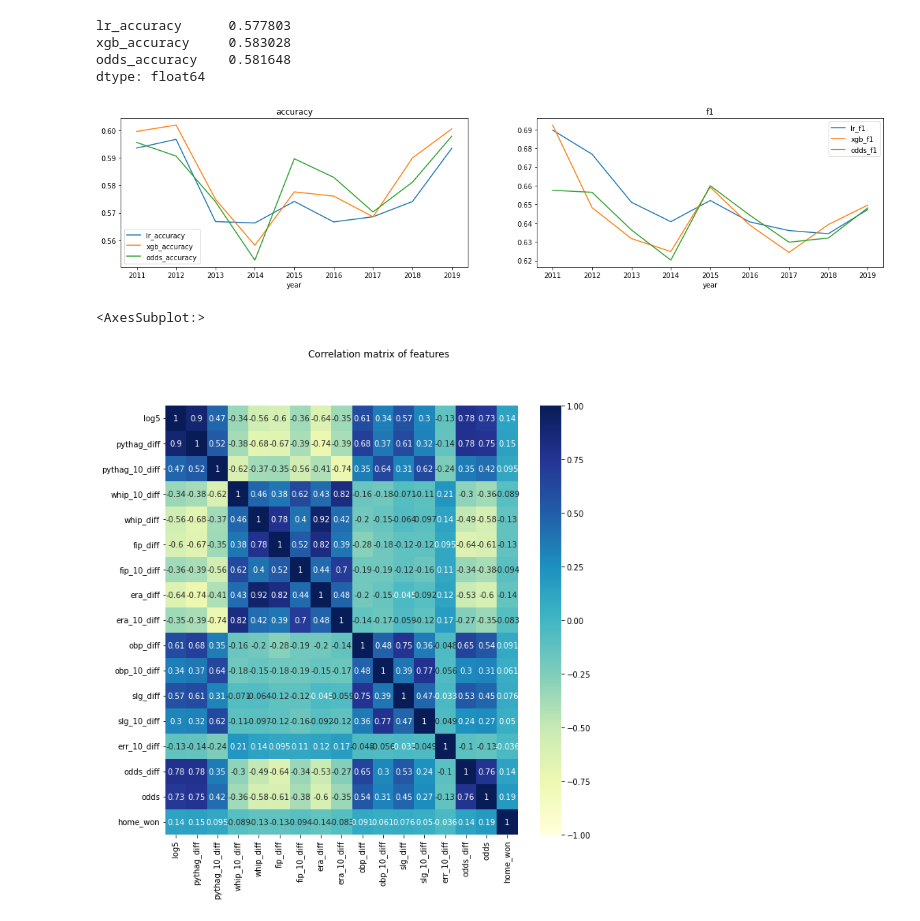
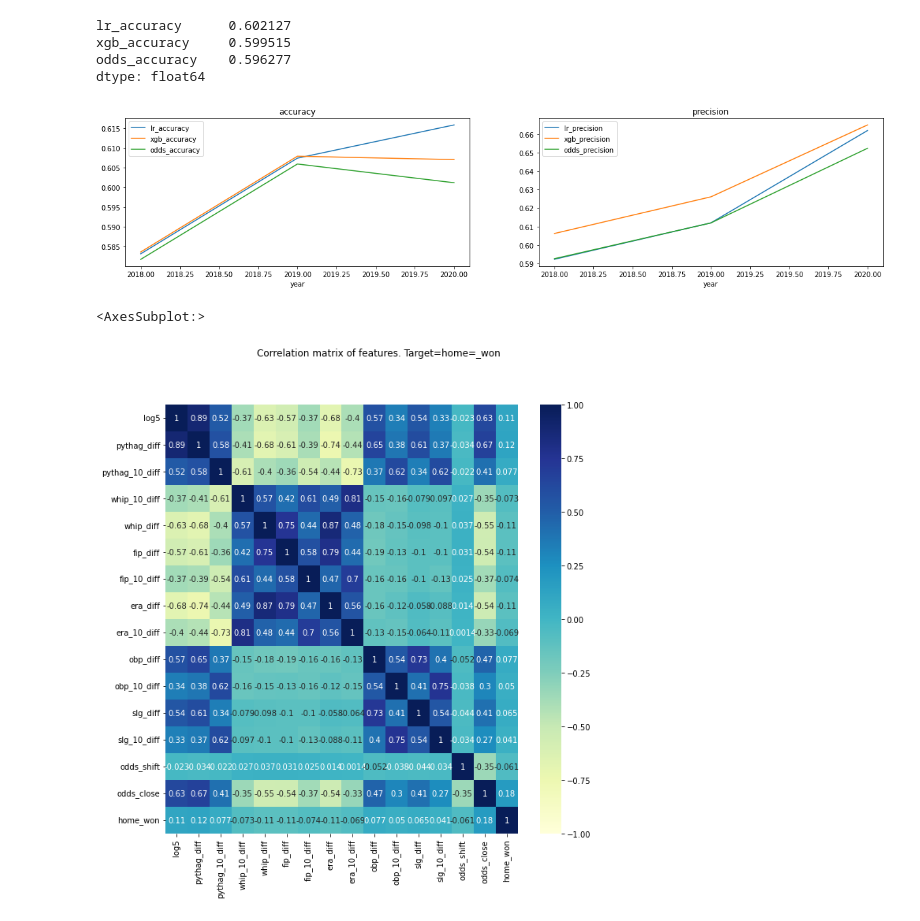
Before and after one commit to matthewpark319/baseball, a Jupyter notebook: baseball_model.ipynb, the cells around one changed output. Saved outputs shown, nothing was run; the diff lists cells and outputs as text; code cells hidden in the pictures.

Commit message:
doing better with more training data

```diff
--- a/baseball_model.ipynb
+++ b/baseball_model.ipynb
@@ -91,7 +93,7 @@ TEAMS_MAPPING = {
     'KAN': 'KCA',
     'LAA': 'ANA',
     'LOS': 'LAN',
-    'NYM': 'NYB',
+    'NYM': 'NYN',
     'NYY': 'NYA',
     'SDG': 'SDN',
     'SFO': 'SFN',
@@ -118,7 +126,8 @@ def build_features(year_to_test):
     for side in ['home', 'away']:
         side_games = one_year.copy()
         side_games['won'] = one_year['home_won'] if side == 'home' else ~one_year['home_won']
-        side_games['odds'] = one_year['odds'] if side == 'home' else 1 - one_year['odds']
+        side_games['close_odds'] = one_year['odds_close'].shift(-1) if side == 'home' else 1 - one_year['odds_close'].shift(-1)
+        side_games['open_odds'] = one_year['odds_open'].shift(-1) if side == 'home' else 1 - one_year['odds_open'].shift(-1)
         side_games['team'] = one_year[side]
         side_games['game_num'] = one_year[f'{side}_game_num'] + 1 # join on game after, to avoid lookahead bias
         side_games['score_for'] = one_year[f'score_{side}']
@@ -153,14 +162,15 @@ def build_features(year_to_test):
         stacked_features[f'ops{suffix}'] = stacked_features[f'obp{suffix}'] + stacked_features[f'slg{suffix}']
         stacked_features[f'err{suffix}'] = stacked['errors'].divide(game_num, axis='rows')
         stacked_features[f'pythag{suffix}'] = (stacked['score_for']**1.83 / (stacked['score_for']**1.83 + stacked['score_against']**1.83))
-        stacked_features[f'odds{suffix}'] = stacked['odds'].divide(game_num, axis='rows')
+        stacked_features[f'odds_close{suffix}'] = stacked['odds_close'].divide(game_num, axis='rows')
+        stacked_features[f'odds_open{suffix}'] = stacked['odds_open'].divide(game_num, axis='rows')
 
     team_stats = pd.concat([stacked_feature.unstack().rename(stacked_feature_name)
                             for stacked_feature_name, stacked_feature in stacked_features.items()],
                            axis='columns').reset_index()
 
     tmp = pd.merge(
-        one_year[['date', 'year', 'home', 'away', 'home_game_num', 'away_game_num', 'odds', 'home_won', 'home_favorite']],
+        one_year[['date', 'year', 'home', 'away', 'home_game_num', 'away_game_num', 'odds_close', 'odds_open', 'home_won', 'home_favorite']],
         team_stats.rename(columns={col: 'home' if col == 'team' else f'home_{col}' for col in team_stats.columns}),
         on=['home', 'home_game_num']
     )
@@ -179,10 +189,11 @@ def build_features(year_to_test):
     ).replace(0, 1)).astype(float)
     for feature_name in stacked_features.keys():
         games[f'{feature_name}_diff'] = games[f'home_{feature_name}'] - games[f'away_{feature_name}']
+    games['odds_shift'] = games['odds_open'] - games['odds_close']
     return games
 
 games = pd.concat([build_features(year) for year in range(2000, 2021)], ignore_index=True).dropna()
-games = games[games['home_game_num'] > 60] # stats stabilize after 2 months
+# games = games[games['home_game_num'] > 20] # stats stabilize after 2 months
 games['home_won'] = games['home_won'].astype(int)
 # %%
 from sklearn.linear_model import LogisticRegression
@@ -195,59 +206,62 @@ features_list = ['log5',
                  'whip_10_diff', 'whip_diff',
                  'fip_diff', 'fip_10_diff', 'era_diff', 'era_10_diff',
                  'obp_diff', 'obp_10_diff', 'slg_diff', 'slg_10_diff',
-                 'err_10_diff',
-                 'odds']
+#                  'obp_diff', 'slg_diff', 'ops_10_diff',
+                 'odds_shift',
+                 'odds_close']
 
-model = LogisticRegression(penalty='l2', max_iter=1000)
+model = LogisticRegression(max_iter=1000)
 model2 = XGBClassifier(verbosity=0, use_label_encoder=False,
-                       eta=.003, max_depth=2, tree_method='exact', min_child_weight=5, max_delta_step=10, gamma=2,
+                       eta=.003, max_depth=2, tree_method='exact', min_child_weight=5, max_delta_step=6, gamma=2,
                        subsample=.3, subsampling_method='gradient_based')
 features = games[features_list]
 features = (features - features.mean()) / features.std()
 
 results = []
-for year in range(2011, 2020):
-    i_train = games['year'] < year
+for year in range(2018, games['year'].max() + 1):
+    i_train = (games['year'] < year) & (games['home_game_num'] > 53)
     model.fit(games.loc[i_train, features_list], games.loc[i_train, 'home_won'])
     model2.fit(games.loc[i_train, features_list], games.loc[i_train, 'home_won'])
 
-    test = games.loc[games['year'] == year, ['home_won', 'home_favorite']]
-    test['pred_lr'] = model.predict(games.loc[games['year'] == year, features_list])
-    test['pred_xgb'] = model2.predict(games.loc[games['year'] == year, features_list])
+    i_test = (games['year'] == year) & (games['home_game_num'] > 20)
+    test = games.loc[i_test, ['home_won', 'home_favorite']]
+    test['pred_lr'] = model.predict_proba(games.loc[i_test, features_list])[:,1] - .5
+    test['pred_xgb'] = model2.predict_proba(games.loc[i_test, features_list])[:,1] - .5
 
     result = {'year': year}
     for m in ['lr', 'xgb', 'odds']:
         pred_col = 'home_favorite' if m == 'odds' else f'pred_{m}'
-        result[f'{m}_accuracy'] = accuracy_score(test['home_won'], test[pred_col])
-        result[f'{m}_precision'] = precision_score(test['home_won'], test[pred_col])
-        result[f'{m}_recall'] = recall_score(test['home_won'], test[pred_col])
-        result[f'{m}_f1'] = f1_score(test['home_won'], test[pred_col])
+        result[f'{m}_accuracy'] = accuracy_score(test['home_won'], np.sign(test[pred_col]).replace(-1, 0))
+        result[f'{m}_precision'] = precision_score(test['home_won'], np.sign(test[pred_col]).replace(-1, 0))
+        result[f'{m}_recall'] = recall_score(test['home_won'], np.sign(test[pred_col]).replace(-1, 0))
+        result[f'{m}_f1'] = f1_score(test['home_won'], np.sign(test[pred_col]).replace(-1, 0))
 
     results.append(result)
 
 res = pd.DataFrame(results).set_index('year')
 res[[col for col in res.columns if 'accuracy' in col]].mean()
 # %% [output]
-lr_accuracy      0.577803
-xgb_accuracy     0.583028
-odds_accuracy    0.581648
+lr_accuracy      0.602127
+xgb_accuracy     0.599515
+odds_accuracy    0.596277
 dtype: float64
 # %%
 res = pd.DataFrame(results).set_index('year')
-fig, ax = plt.subplots(nrows=1, ncols=2, figsize=(20, 4))
-for i, measure in enumerate(['accuracy', 'f1']):
+metrics = ['accuracy', 'precision']
+fig, ax = plt.subplots(nrows=1, ncols=len(metrics), figsize=(20, 4))
+for i, measure in enumerate(metrics):
     measure_res = res[[col for col in res.columns if measure in col]]
     measure_res.plot(ax=ax[i], title=f'{measure}')
 
 # print(f"Our model's accuracy beats the odds by {(accuracy_improvement):.4f}")
 # %% [output]
-[figure, old version]
+[figure, new version]
 # %%
 import seaborn as sns
 import matplotlib.pyplot as plt
 fig, ax = plt.subplots(figsize=(10, 10))
-plt.suptitle('Correlation matrix of features')
+plt.suptitle('Correlation matrix of features. Target=home=_won')
 sns.heatmap(games[features_list + ['home_won']].corr(), annot=True, vmin=-1, vmax=1, center=0, cmap='YlGnBu', ax=ax)
 # %% [output]
 <AxesSubplot:>
-[figure, old version]
+[figure, new version]
```
Also changed, not shown: parts of 2 cells of this notebook.
